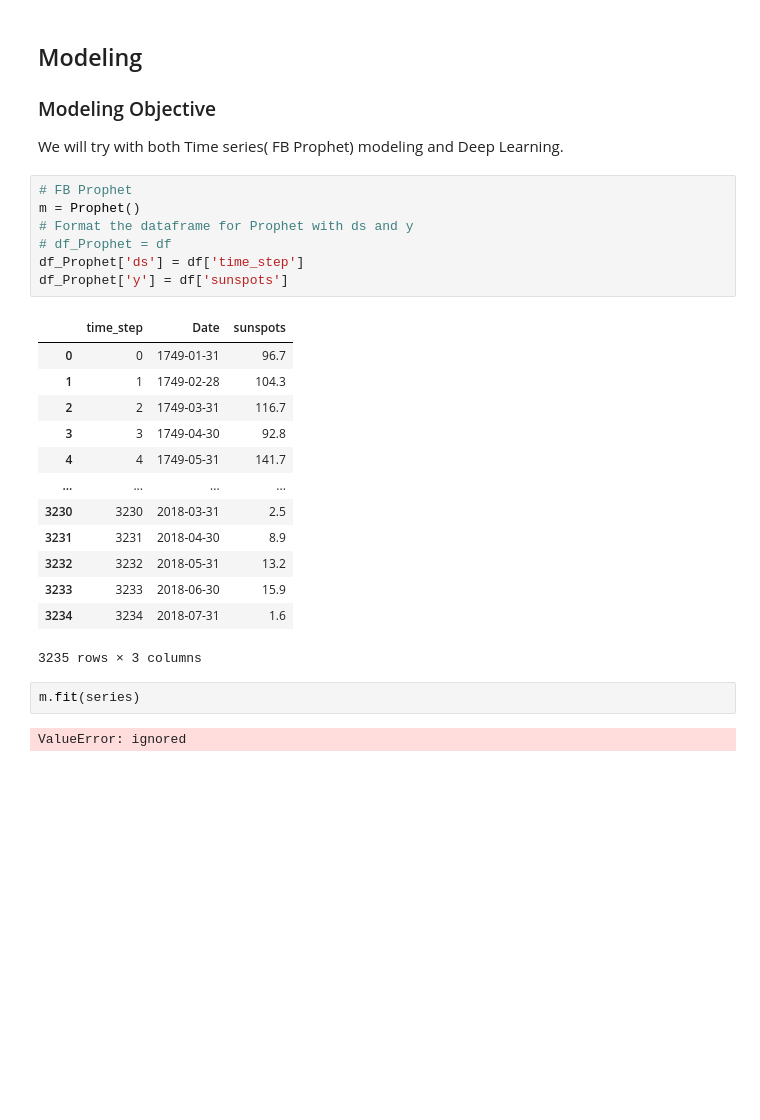
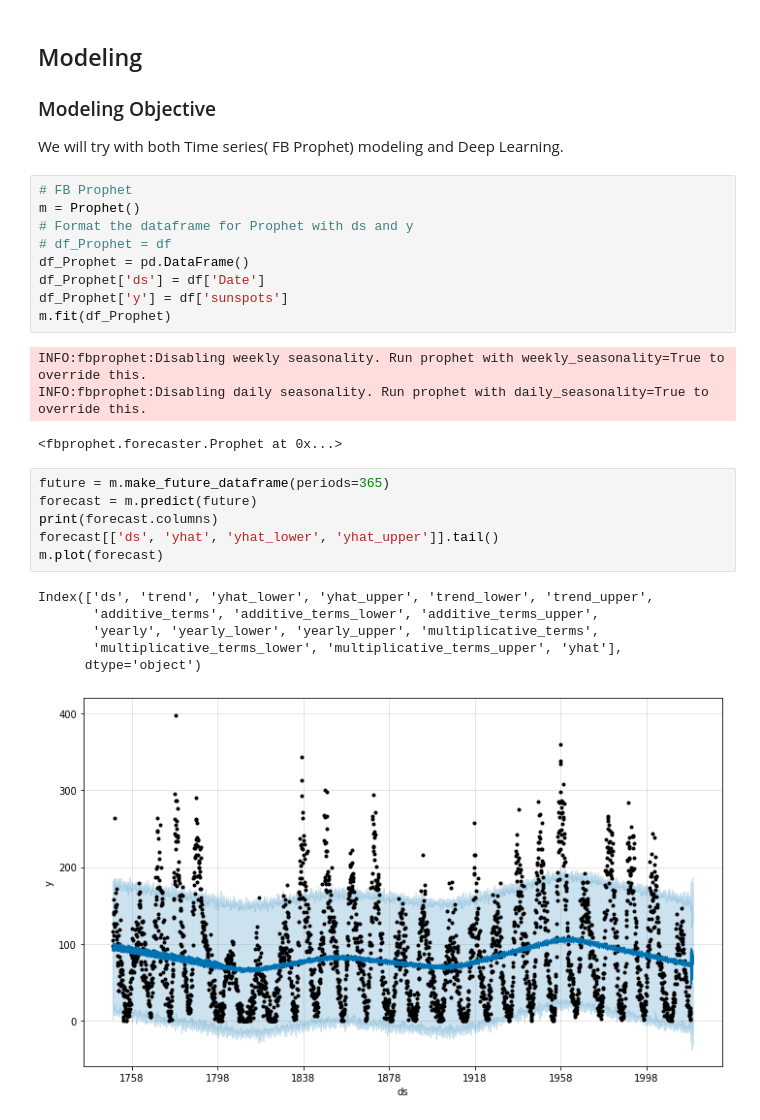
Before and after one commit to mohameddhameem/IBM-Machine-Learning, a Jupyter notebook: Time Series Survival Analysis/Final Assignment/Assignment_TimeSeries_Forecasting.ipynb, the cells around one changed output. Saved outputs shown, nothing was run; the diff lists cells and outputs as text; blank space fills up the shorter version.

```diff
--- a/Time Series Survival Analysis/Final Assignment/Assignment_TimeSeries_Forecasting.ipynb
+++ b/Time Series Survival Analysis/Final Assignment/Assignment_TimeSeries_Forecasting.ipynb
@@ -190,23 +190,24 @@ We will try with both Time series( FB Prophet) modeling and Deep Learning.
 m = Prophet()
 # Format the dataframe for Prophet with ds and y
 # df_Prophet = df
-df_Prophet['ds'] = df['time_step']
+df_Prophet = pd.DataFrame()
+df_Prophet['ds'] = df['Date']
 df_Prophet['y'] = df['sunspots']
+m.fit(df_Prophet)
 # %% [output]
-|  | time_step | Date | sunspots |
-| 0 | 0 | 1749-01-31 | 96.7 |
-| 1 | 1 | 1749-02-28 | 104.3 |
-| 2 | 2 | 1749-03-31 | 116.7 |
-| 3 | 3 | 1749-04-30 | 92.8 |
-| 4 | 4 | 1749-05-31 | 141.7 |
-| ... | ... | ... | ... |
-| 3230 | 3230 | 2018-03-31 | 2.5 |
-| 3231 | 3231 | 2018-04-30 | 8.9 |
-| 3232 | 3232 | 2018-05-31 | 13.2 |
-| 3233 | 3233 | 2018-06-30 | 15.9 |
-| 3234 | 3234 | 2018-07-31 | 1.6 |
-3235 rows × 3 columns
+INFO:fbprophet:Disabling weekly seasonality. Run prophet with weekly_seasonality=True to override this.
+INFO:fbprophet:Disabling daily seasonality. Run prophet with daily_seasonality=True to override this.
+<fbprophet.forecaster.Prophet at 0x...>
-# %%
-m.fit(series)
-# %% [output]
-ValueError: ignored
+# %%
+future = m.make_future_dataframe(periods=365)
+forecast = m.predict(future)
+print(forecast.columns)
+forecast[['ds', 'yhat', 'yhat_lower', 'yhat_upper']].tail()
+m.plot(forecast)
+# %% [output]
+Index(['ds', 'trend', 'yhat_lower', 'yhat_upper', 'trend_lower', 'trend_upper',
+       'additive_terms', 'additive_terms_lower', 'additive_terms_upper',
+       'yearly', 'yearly_lower', 'yearly_upper', 'multiplicative_terms',
+       'multiplicative_terms_lower', 'multiplicative_terms_upper', 'yhat'],
+      dtype='object')
+[figure, added]
```
Also changed, not shown: parts of 7 cells of this notebook.
